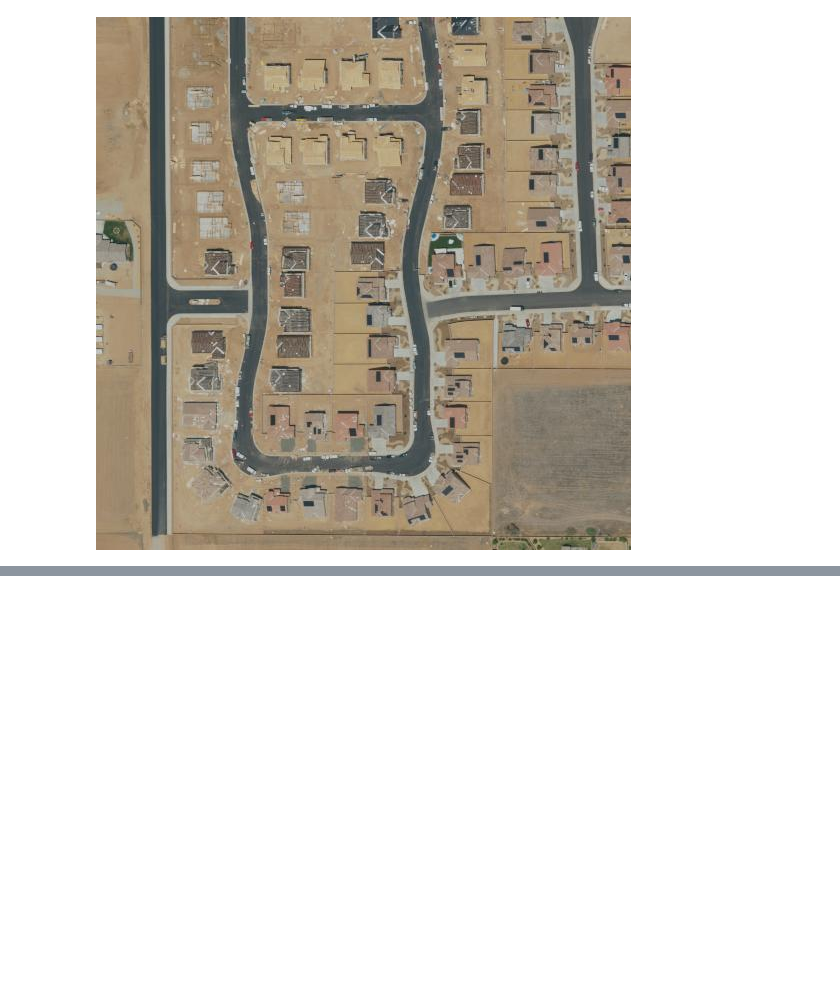
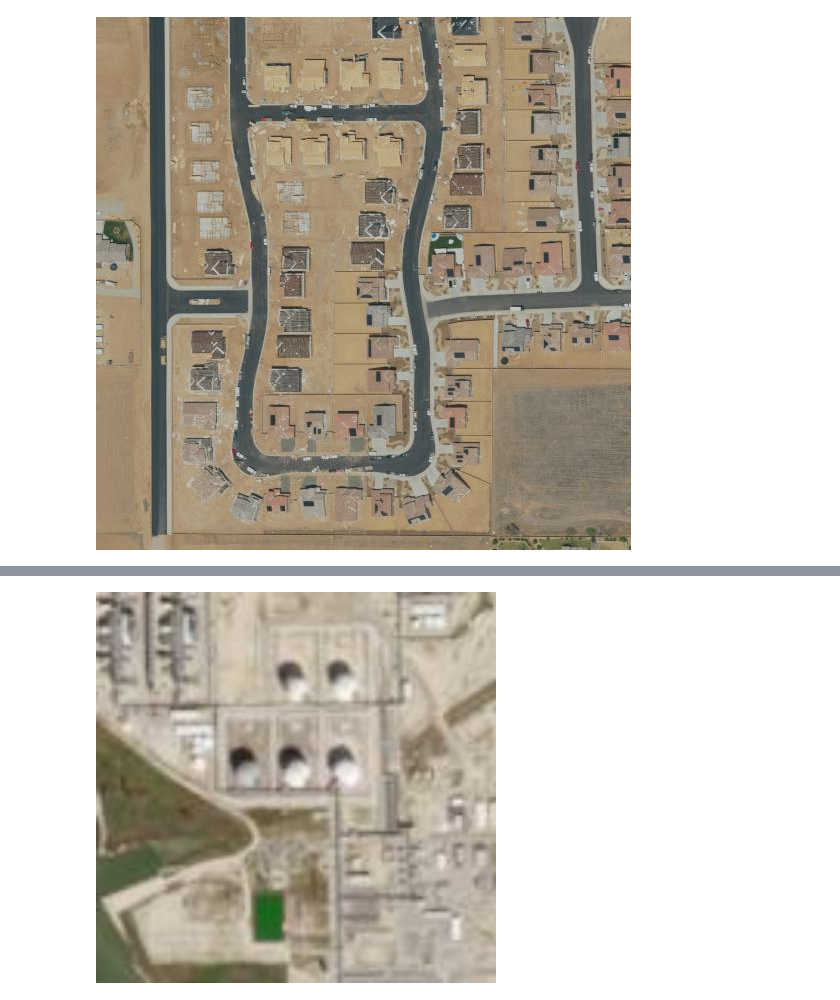
Before and after one commit to EarthLegend/developer_resources, a Jupyter notebook: LGND_API_Demo.ipynb, the cells around one changed output, grey strips where cells are left out. Saved outputs shown, nothing was run; the diff lists cells and outputs as text; code cells hidden in the pictures; blank space fills up the shorter version.

Commit message:
Tutorial for creating collections, indexing collections and then finding LNG facilities using a single reference point in Sentinel 2.

```diff
--- a/LGND_API_Demo.ipynb
+++ b/LGND_API_Demo.ipynb
@@ -168,0 +239,20 @@ After
+# %%
+facility = {"name": "Sabine Pass LNG", "state": "Louisiana", "lat": 29.755412400889615, "lon": -93.8784648661720}
+
+lng_collection_id = new_collection["id"]
+
+resp = requests.post(
+    f"{BASE_URL}/tenants/{TENANT_ID}/collections/{lng_collection_id}/search-by-location",
+    headers=headers,
+    json={"latitude": facility["lat"], "longitude": facility["lon"], "top_k": 10, "index_id": indexes[0]["id"]}
+)
+print(f"POST {resp.request.url}")
+print(f"Headers: {json.dumps(dict(resp.request.headers), indent=2)}")
+print(f"Body:\n{json.dumps(json.loads(resp.request.body), indent=2)}")
+print(resp.json())
+resp.raise_for_status()
+
+chips = resp.json().get("data", [])
+print(f"{facility['name']} ({facility['state']})")
+for r in chips:
+    print(f"  chip: {r['chip_id']}  score: {r['score']:.4f}  date: {r.get('datetime', '')[:10]}")
@@ -168,0 +282,69 @@ After
+# %%
+import base64
+import io as _io
+
+TOP_N = 3
+top_chips = chips[:TOP_N]
+
+# --- print thumbnails for top N chips ---
+print(f"Thumbnails — top {TOP_N} chips:\n")
+chip_images = {}  # chip_id -> raw JPEG bytes, reused for the map overlay
+for r in top_chips:
+    chip_id = r["chip_id"]
+    print(f"  {chip_id}  score: {r['score']:.4f}  date: {r.get('datetime', '')[:10]}")
+    thumb = requests.get(f"{CHIPS_BASE_URL}/{chip_id}/thumbnail", headers=headers)
+    if thumb.status_code == 200:
+        chip_images[chip_id] = thumb.content
+        display(Image(data=thumb.content, width=400))
+
+# --- folium map with per-chip toggleable image overlays + centroid markers ---
+def _bytes_to_data_uri(img_bytes: bytes) -> str:
+    return "embedded-picture" + base64.b64encode(img_bytes).decode()
+
+def _chip_bounds(chip: dict) -> list:
+    coords = chip["geometry"]["coordinates"][0]
+    lons, lats = [c[0] for c in coords], [c[1] for c in coords]
+    return [[min(lats), min(lons)], [max(lats), max(lons)]]
+
+m = folium.Map(location=[facility["lat"], facility["lon"]], zoom_start=5, tiles="Esri WorldImagery")
+
+# Facility pin
+folium.Marker(
+    location=[facility["lat"], facility["lon"]],
+    tooltip=facility["name"],
+    icon=folium.Icon(color="blue", icon="industry", prefix="fa"),
+).add_to(m)
+
+for i, r in enumerate(top_chips, start=1):
+    chip_id = r["chip_id"]
+    centroid = r.get("centroid", {}).get("coordinates")  # [lon, lat]
+    date = r.get("datetime", "")[:10]
+    label = f'#{i}  {date}  |  score {r["score"]:.4f}'
+
+    # Numbered orange marker at the chip centroid
+    if centroid:
+        folium.Marker(
+            location=[centroid[1], centroid[0]],
+            tooltip=label,
+            icon=folium.DivIcon(
+                html=f'<div style="background:orange;color:white;font-weight:bold;'
+                     f'border-radius:50%;width:24px;height:24px;line-height:24px;'
+                     f'text-align:center;border:2px solid white;font-size:13px">{i}</div>',
+                icon_size=(24, 24),
+                icon_anchor=(12, 12),
+            ),
+        ).add_to(m)
+
+    # Toggleable thumbnail overlay (hidden by default)
+    if chip_id in chip_images and r.get("geometry", {}).get("coordinates"):
+        folium.raster_layers.ImageOverlay(
+            image=_bytes_to_data_uri(chip_images[chip_id]),
+            bounds=_chip_bounds(r),
+            opacity=0.85,
+            name=label,
+            show=False,
+        ).add_to(m)
+
+folium.LayerControl(collapsed=False).add_to(m)
+display(m)
+# %% [output]
@@ -168,0 +354 @@ After
+[figure, added]
```
Also changed, not shown: parts of 10 cells of this notebook.
